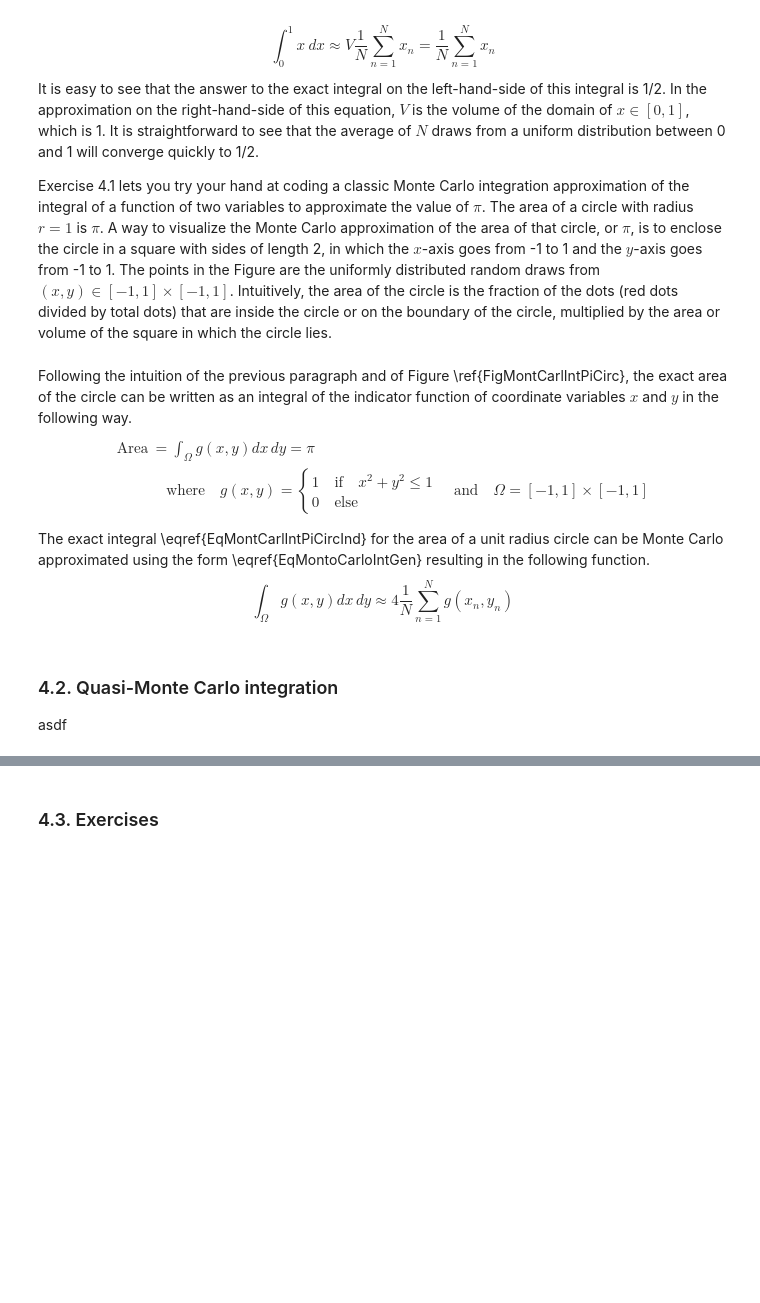
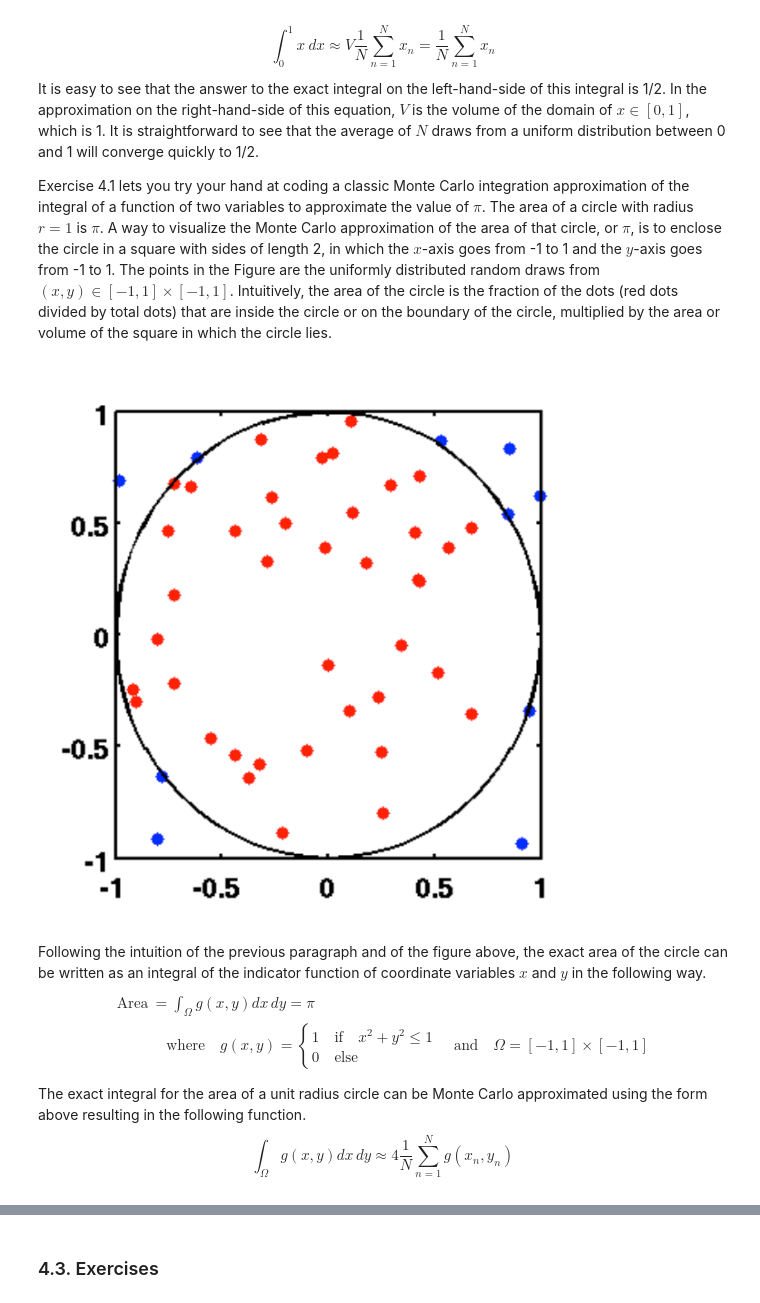
Before and after one commit to rickecon/Notebooks, a Jupyter notebook: NumIntegr/NumIntegr.ipynb, the cells around one changed output, grey strips where cells are left out. Saved outputs shown, nothing was run; the diff lists cells and outputs as text; code cells hidden in the pictures; blank space fills up the shorter version.

Commit message:
Added image

```diff
--- a/NumIntegr/NumIntegr.ipynb
+++ b/NumIntegr/NumIntegr.ipynb
@@ -175,5 +172,14 @@ Exercise 4.1 lets you try your hand at coding a classic Monte Carlo integration
+# %%
+# Download and save the data file MonteCarloCircle.png
+url = ('https://raw.githubusercontent.com/rickecon/Notebooks/' +
+       'master/NumIntegr/images/MonteCarloCircle.png')
+image_file = requests.get(url, allow_redirects=True)
+open('images/MonteCarloCircle.png', 'wb').write(image_file.content)
+Image('images/MonteCarloCircle.png')
+# %% [output]
+[figure, added]
 # %% [markdown]
-Following the intuition of the previous paragraph and of Figure \ref{FigMontCarlIntPiCirc}, the exact area of the circle can be written as an integral of the indicator function of coordinate variables $x$ and $y$ in the following way.
+Following the intuition of the previous paragraph and of the figure above, the exact area of the circle can be written as an integral of the indicator function of coordinate variables $x$ and $y$ in the following way.
 \begin{equation}\label{EqMontCarlIntPiCircInd}
   \begin{split}
     \text{Area} &= \int_\Omega g(x,y)dx\,dy = \pi \\
@@ -184,10 +190,7 @@ Following the intuition of the previous paragraph and of Figure \ref{FigMontCarl
       \end{cases} \quad\text{and}\quad \Omega = [-1,1]\times[-1,1]
   \end{split}
 \end{equation}
-The exact integral \eqref{EqMontCarlIntPiCircInd} for the area of a unit radius circle can be Monte Carlo approximated using the form \eqref{EqMontoCarloIntGen} resulting in the following function.
+The exact integral for the area of a unit radius circle can be Monte Carlo approximated using the form above resulting in the following function.
 \begin{equation}\label{EqMontCarlIntPiCirc}
   \int_\Omega g(x,y)dx\,dy \approx 4\frac{1}{N}\sum_{n=1}^N g\left(x_n,y_n\right)
 \end{equation}
-# %% [markdown]
-### 4.2. Quasi-Monte Carlo integration
-asdf
```
Also changed, not shown: parts of 15 cells of this notebook, 2 other files.
